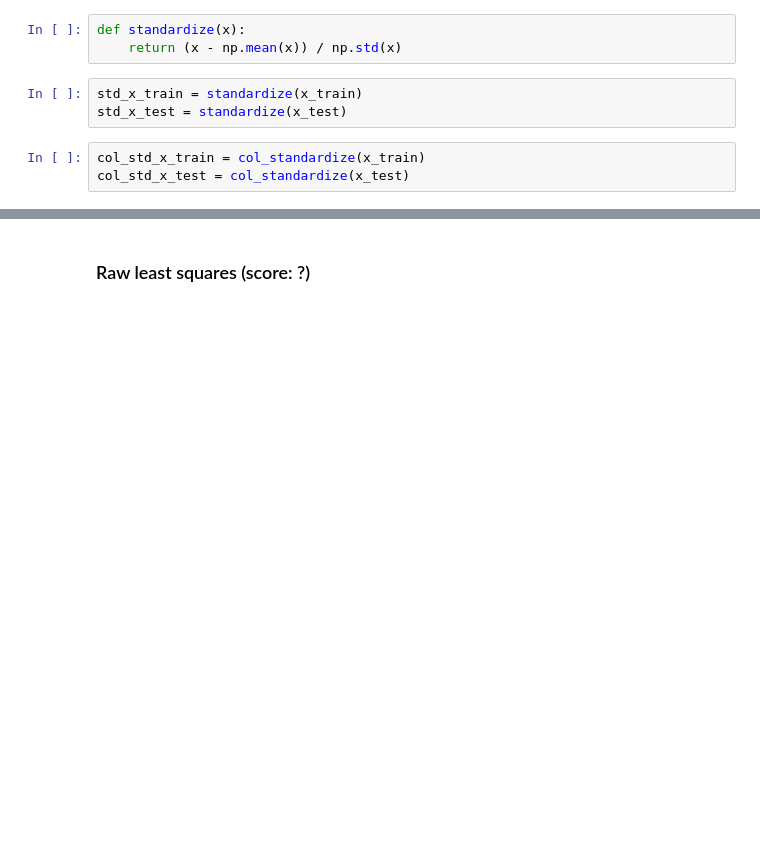
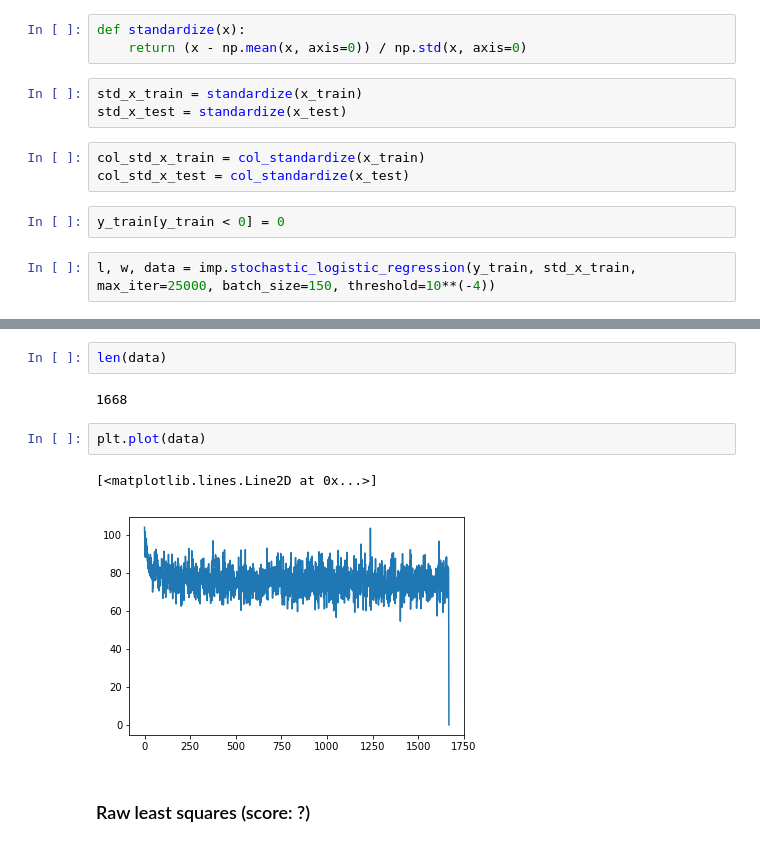
Before and after one commit to vincenzobaz/MachineLearning-HiggsML, a Jupyter notebook: Sandbox.ipynb, the cells around one changed output, grey strips where cells are left out. Cells and saved outputs as stored; diff of their text form; blank space fills up the shorter version.

Commit message:
Convert logistic to logistic using stochasting gradient descent. Newton and Armijo do not seem to be compatible

```diff
--- a/Sandbox.ipynb
+++ b/Sandbox.ipynb
@@ -25,10 +32,14 @@ def col_standardize(x):
     return (x - means) / stds
 # %%
 def standardize(x):
-    return (x - np.mean(x)) / np.std(x)
+    return (x - np.mean(x, axis=0)) / np.std(x, axis=0)
 # %%
 std_x_train = standardize(x_train)
 std_x_test = standardize(x_test)
 # %%
 col_std_x_train = col_standardize(x_train)
 col_std_x_test = col_standardize(x_test)
+# %%
+y_train[y_train < 0] = 0
+# %%
+l, w, data = imp.stochastic_logistic_regression(y_train, std_x_train, max_iter=25000, batch_size=150, threshold=10**(-4))
@@ -35,3 +64,12 @@ col_std_x_test = col_standardize(x_test)
+# %%
+len(data)
+# %% [output]
+1668
+# %%
+plt.plot(data)
+# %% [output]
+[<matplotlib.lines.Line2D at 0x...>]
+[figure, added]
 # %% [markdown]
 ### Raw least squares (score: ?)
 # %%
```
Also changed, not shown: parts of 6 cells of this notebook, 1 other file.
